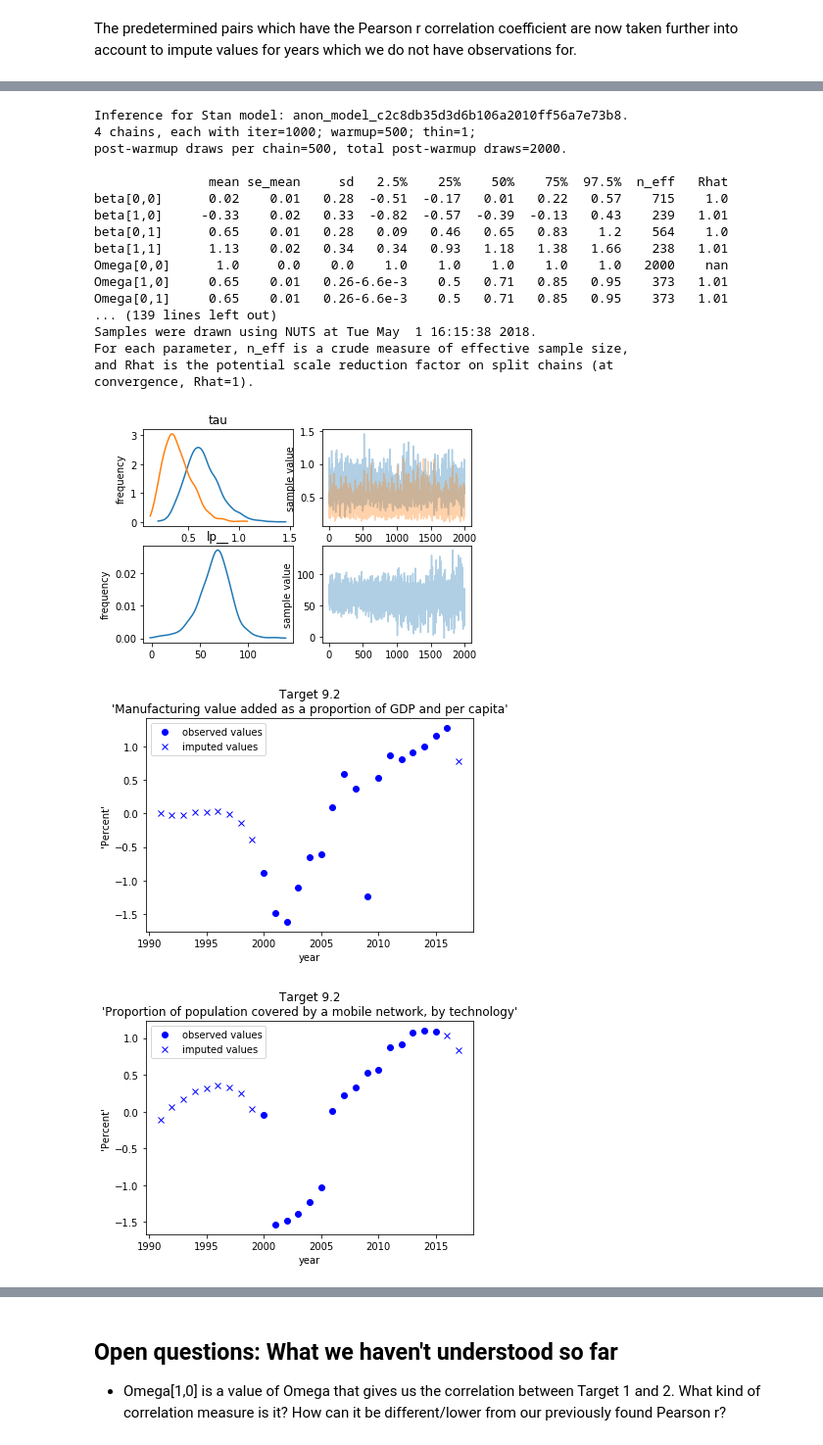
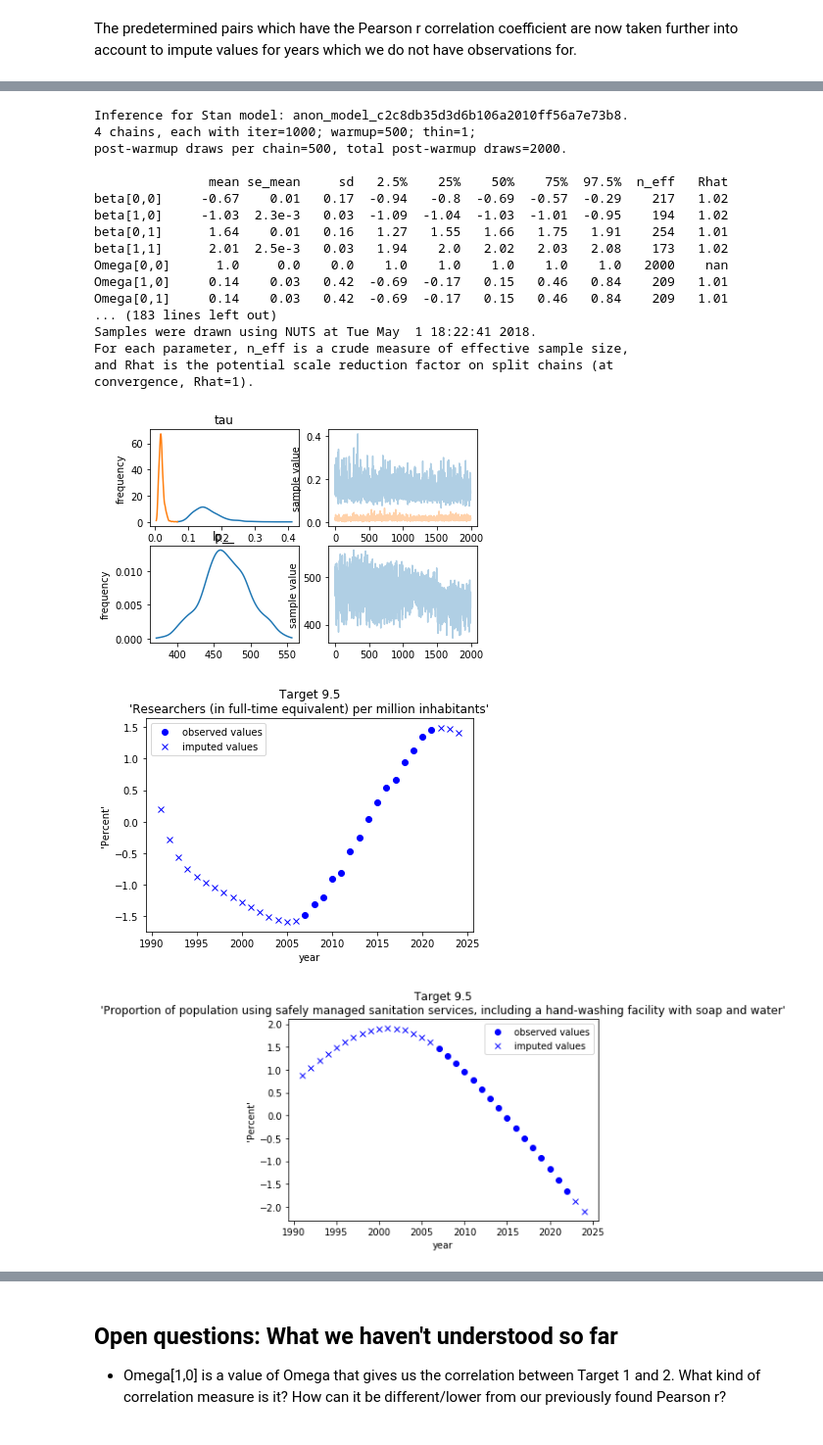
Before and after one commit to felix-laumann/MBML-SDG-targets, a Jupyter notebook: infer latent time-series values.ipynb, the cells around one changed output, grey strips where cells are left out. Shown at 98% size. Saved outputs shown, nothing was run; the diff lists cells and outputs as text; code cells hidden in the pictures.

```diff
--- a/infer latent time-series values.ipynb
+++ b/infer latent time-series values.ipynb
@@ -678,6 +688,3 @@ def calcCorr(df, target1, target2):
     return corrCoef
 # %% [markdown]
 To find out which pairs would give the most cartain results after inference, we want to find the pairs that have the highest correlation between each other (lowest uncertainty in prediction). This is why we first calculate the correlation coefficient and choose the pairs that give the highest correlation coefficients.
-# %%
-for pair in keptPairs:
-    print(pair)
@@ -747,0 +736,5 @@ for i in range(0,len(bestCorrPairs)):
+# %%
+corrPairs = []
+for t in bestCorrPairs:
+    if t[::-1] not in corrPairs: corrPairs.append(t)
+print(corrPairs)
@@ -779,12 +774,12 @@ startyear=1990
 # %% [markdown]
 The predetermined pairs which have the Pearson r correlation coefficient are now taken further into account to impute values for years which we do not have observations for.
 # %%
-for pair in list(set(bestCorrPairs)):
+for pair in corrPairs:
     targetx = pair[0]
     targety = pair[1]
 
     # prepare input data
-    inData = prepareInputData(clique_df_t, targetx, targety)
+    inData = prepareInputData(final_t, targetx, targety)
     print(pair)
 
     # run inference using MCMC sampling
@@ -840,20 +835,20 @@ for pair in list(set(bestCorrPairs)):
 Inference for Stan model: anon_model_c2c8db35d3d6b106a2010ff56a7e73b8.
 4 chains, each with iter=1000; warmup=500; thin=1;
 post-warmup draws per chain=500, total post-warmup draws=2000.
 
                mean se_mean     sd   2.5%    25%    50%    75%  97.5%  n_eff   Rhat
-beta[0,0]      0.02    0.01   0.28  -0.51  -0.17   0.01   0.22   0.57    715    1.0
-beta[1,0]     -0.33    0.02   0.33  -0.82  -0.57  -0.39  -0.13   0.43    239   1.01
-beta[0,1]      0.65    0.01   0.28   0.09   0.46   0.65   0.83    1.2    564    1.0
-beta[1,1]      1.13    0.02   0.34   0.34   0.93   1.18   1.38   1.66    238   1.01
+beta[0,0]     -0.67    0.01   0.17  -0.94   -0.8  -0.69  -0.57  -0.29    217   1.02
+beta[1,0]     -1.03  2.3e-3   0.03  -1.09  -1.04  -1.03  -1.01  -0.95    194   1.02
+beta[0,1]      1.64    0.01   0.16   1.27   1.55   1.66   1.75   1.91    254   1.01
+beta[1,1]      2.01  2.5e-3   0.03   1.94    2.0   2.02   2.03   2.08    173   1.02
 Omega[0,0]      1.0     0.0    0.0    1.0    1.0    1.0    1.0    1.0   2000    nan
-Omega[1,0]     0.65    0.01   0.26-6.6e-3    0.5   0.71   0.85   0.95    373   1.01
-Omega[0,1]     0.65    0.01   0.26-6.6e-3    0.5   0.71   0.85   0.95    373   1.01
-... (139 lines left out)
-Samples were drawn using NUTS at Tue May  1 16:15:38 2018.
+Omega[1,0]     0.14    0.03   0.42  -0.69  -0.17   0.15   0.46   0.84    209   1.01
+Omega[0,1]     0.14    0.03   0.42  -0.69  -0.17   0.15   0.46   0.84    209   1.01
+... (183 lines left out)
+Samples were drawn using NUTS at Tue May  1 18:22:41 2018.
 For each parameter, n_eff is a crude measure of effective sample size,
 and Rhat is the potential scale reduction factor on split chains (at
 convergence, Rhat=1).
-[figure, old version]
+[figure, new version]
-[figure, old version]
+[figure, new version]
-[figure, old version]
+[figure, new version]
```
Also changed, not shown: parts of 17 cells of this notebook, 1 other file.
